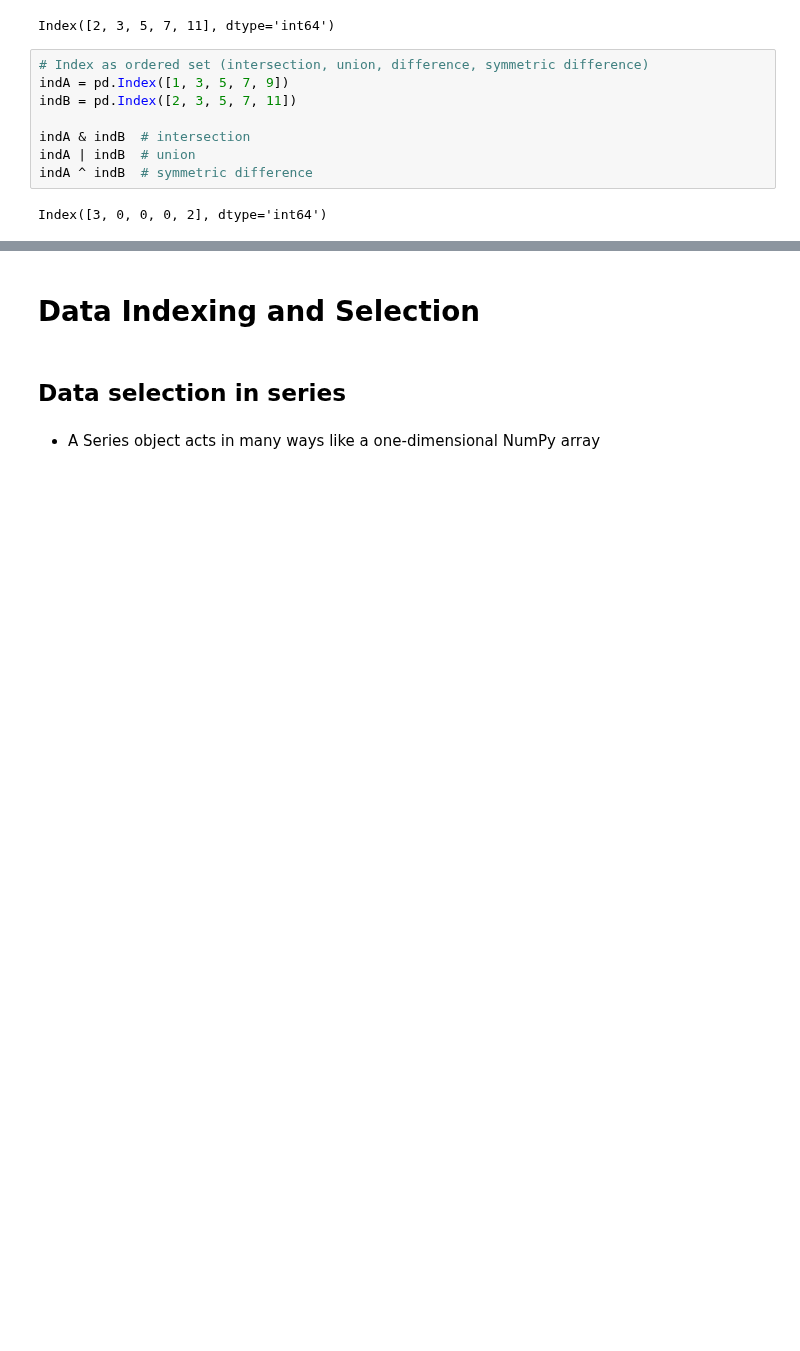
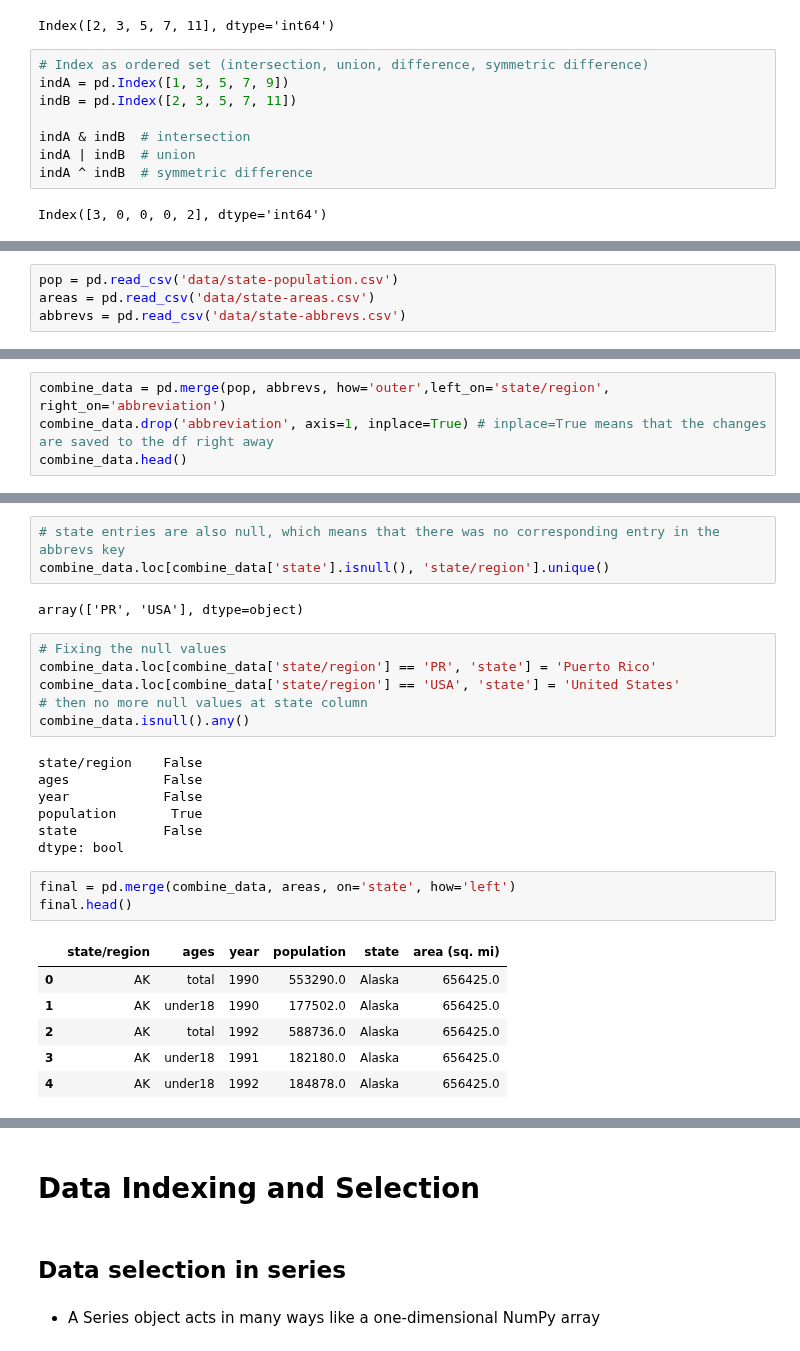
Before and after one commit to TalJa1/dc_practice, a Jupyter notebook: pandasSt.ipynb, the cells around one changed output, grey strips where cells are left out. Cells and saved outputs as stored; diff of their text form; blank space fills up the shorter version.

```diff
--- a/pandasSt.ipynb
+++ b/pandasSt.ipynb
@@ -167,0 +172,4 @@ Index([3, 0, 0, 0, 2], dtype='int64')
+# %%
+pop = pd.read_csv('data/state-population.csv')
+areas = pd.read_csv('data/state-areas.csv')
+abbrevs = pd.read_csv('data/state-abbrevs.csv')
@@ -167,0 +197,4 @@ Index([3, 0, 0, 0, 2], dtype='int64')
+# %%
+combine_data = pd.merge(pop, abbrevs, how='outer',left_on='state/region', right_on='abbreviation')
+combine_data.drop('abbreviation', axis=1, inplace=True) # inplace=True means that the changes are saved to the df right away
+combine_data.head()
@@ -167,0 +228,28 @@ Index([3, 0, 0, 0, 2], dtype='int64')
+# %%
+# state entries are also null, which means that there was no corresponding entry in the abbrevs key
+combine_data.loc[combine_data['state'].isnull(), 'state/region'].unique()
+# %% [output]
+array(['PR', 'USA'], dtype=object)
+# %%
+# Fixing the null values
+combine_data.loc[combine_data['state/region'] == 'PR', 'state'] = 'Puerto Rico'
+combine_data.loc[combine_data['state/region'] == 'USA', 'state'] = 'United States'
+# then no more null values at state column
+combine_data.isnull().any()
+# %% [output]
+state/region    False
+ages            False
+year            False
+population       True
+state           False
+dtype: bool
+# %%
+final = pd.merge(combine_data, areas, on='state', how='left')
+final.head()
+# %% [output]
+|  | state/region | ages | year | population | state | area (sq. mi) |
+| 0 | AK | total | 1990 | 553290.0 | Alaska | 656425.0 |
+| 1 | AK | under18 | 1990 | 177502.0 | Alaska | 656425.0 |
+| 2 | AK | total | 1992 | 588736.0 | Alaska | 656425.0 |
+| 3 | AK | under18 | 1991 | 182180.0 | Alaska | 656425.0 |
+| 4 | AK | under18 | 1992 | 184878.0 | Alaska | 656425.0 |
```
Also changed, not shown: parts of 21 cells of this notebook.
